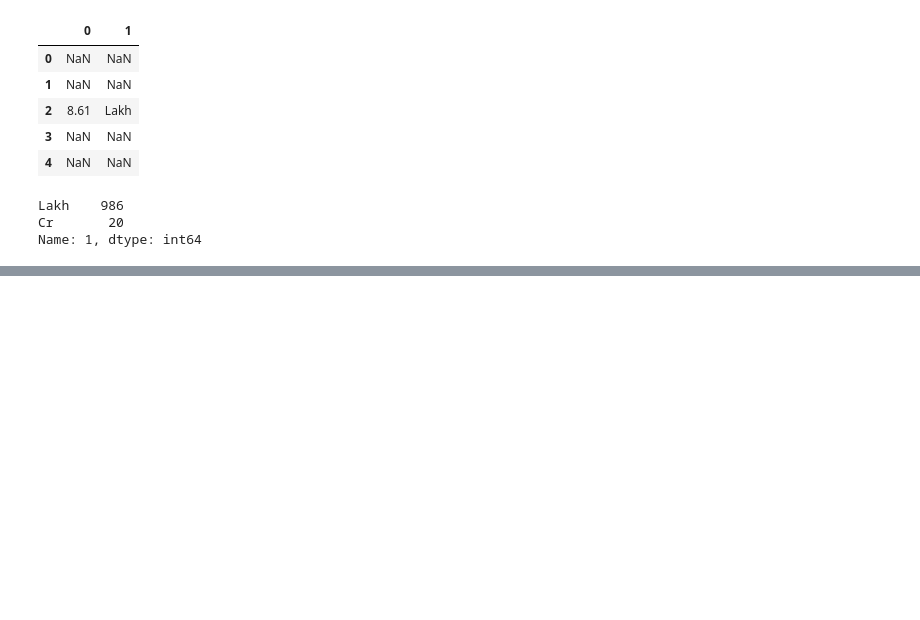
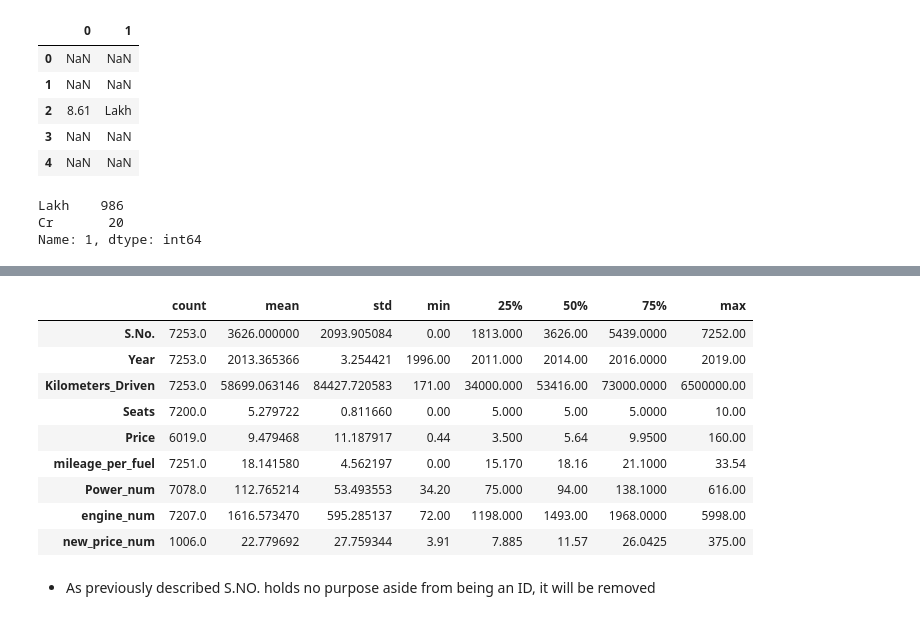
Before and after one commit to Salviz1019/Used-Car-Pricing-Model, a Jupyter notebook: Used Car Model - Supervised Learning.ipynb, the cells around one changed output, grey strips where cells are left out. Cells and saved outputs as stored; diff of their text form; code cells hidden in the pictures; blank space fills up the shorter version.

```diff
--- a/Used Car Model - Supervised Learning.ipynb
+++ b/Used Car Model - Supervised Learning.ipynb
@@ -267,0 +345,15 @@ db.head()
+# %%
+db.describe().T
+# %% [output]
+|  | count | mean | std | min | 25% | 50% | 75% | max |
+| S.No. | 7253.0 | 3626.000000 | 2093.905084 | 0.00 | 1813.000 | 3626.00 | 5439.0000 | 7252.00 |
+| Year | 7253.0 | 2013.365366 | 3.254421 | 1996.00 | 2011.000 | 2014.00 | 2016.0000 | 2019.00 |
+| Kilometers_Driven | 7253.0 | 58699.063146 | 84427.720583 | 171.00 | 34000.000 | 53416.00 | 73000.0000 | 6500000.00 |
+| Seats | 7200.0 | 5.279722 | 0.811660 | 0.00 | 5.000 | 5.00 | 5.0000 | 10.00 |
+| Price | 6019.0 | 9.479468 | 11.187917 | 0.44 | 3.500 | 5.64 | 9.9500 | 160.00 |
+| mileage_per_fuel | 7251.0 | 18.141580 | 4.562197 | 0.00 | 15.170 | 18.16 | 21.1000 | 33.54 |
+| Power_num | 7078.0 | 112.765214 | 53.493553 | 34.20 | 75.000 | 94.00 | 138.1000 | 616.00 |
+| engine_num | 7207.0 | 1616.573470 | 595.285137 | 72.00 | 1198.000 | 1493.00 | 1968.0000 | 5998.00 |
+| new_price_num | 1006.0 | 22.779692 | 27.759344 | 3.91 | 7.885 | 11.57 | 26.0425 | 375.00 |
+# %% [markdown]
+- As previously described S.NO. holds no purpose aside from being an ID, it will be removed
```
Also changed, not shown: parts of 8 cells of this notebook.
